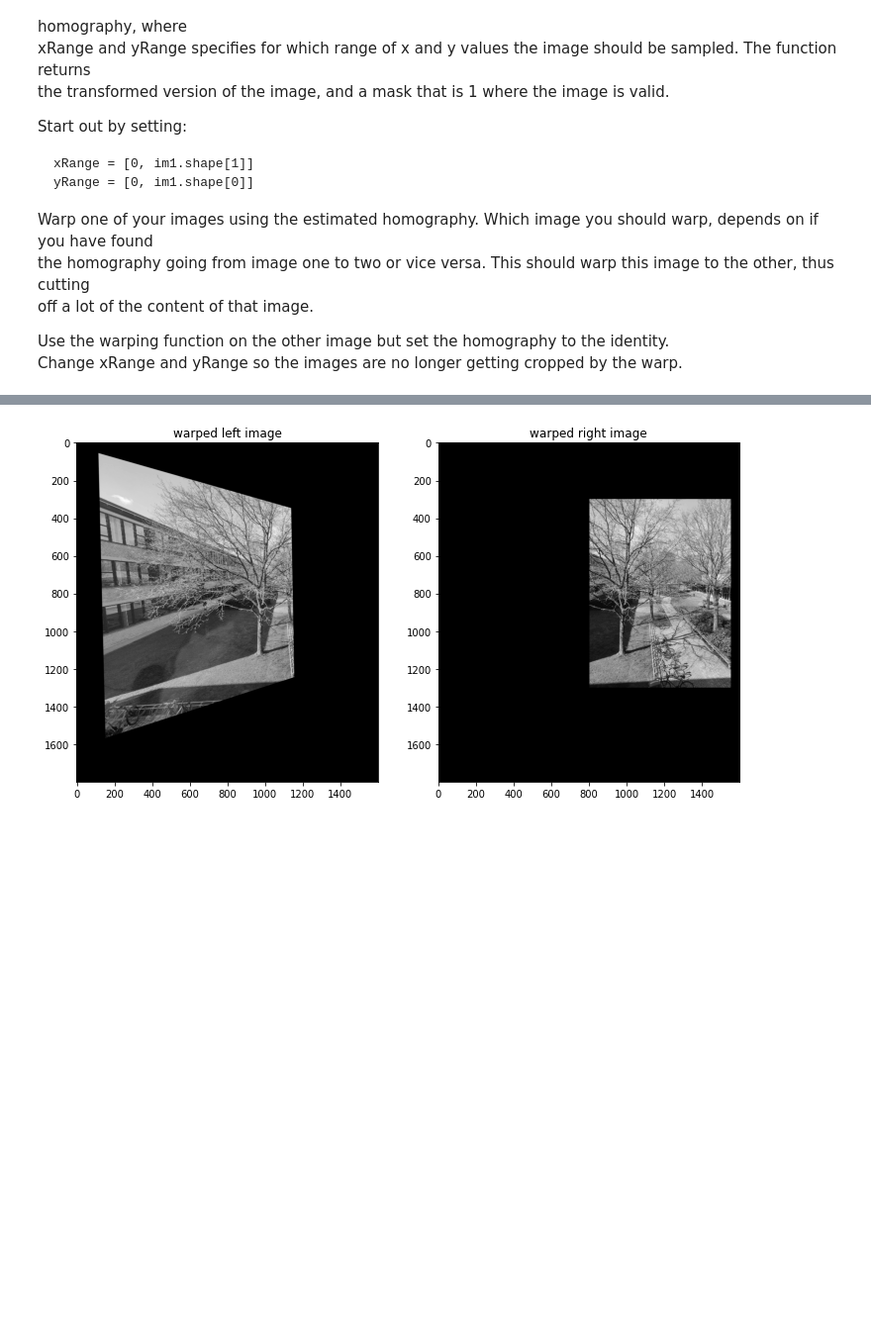
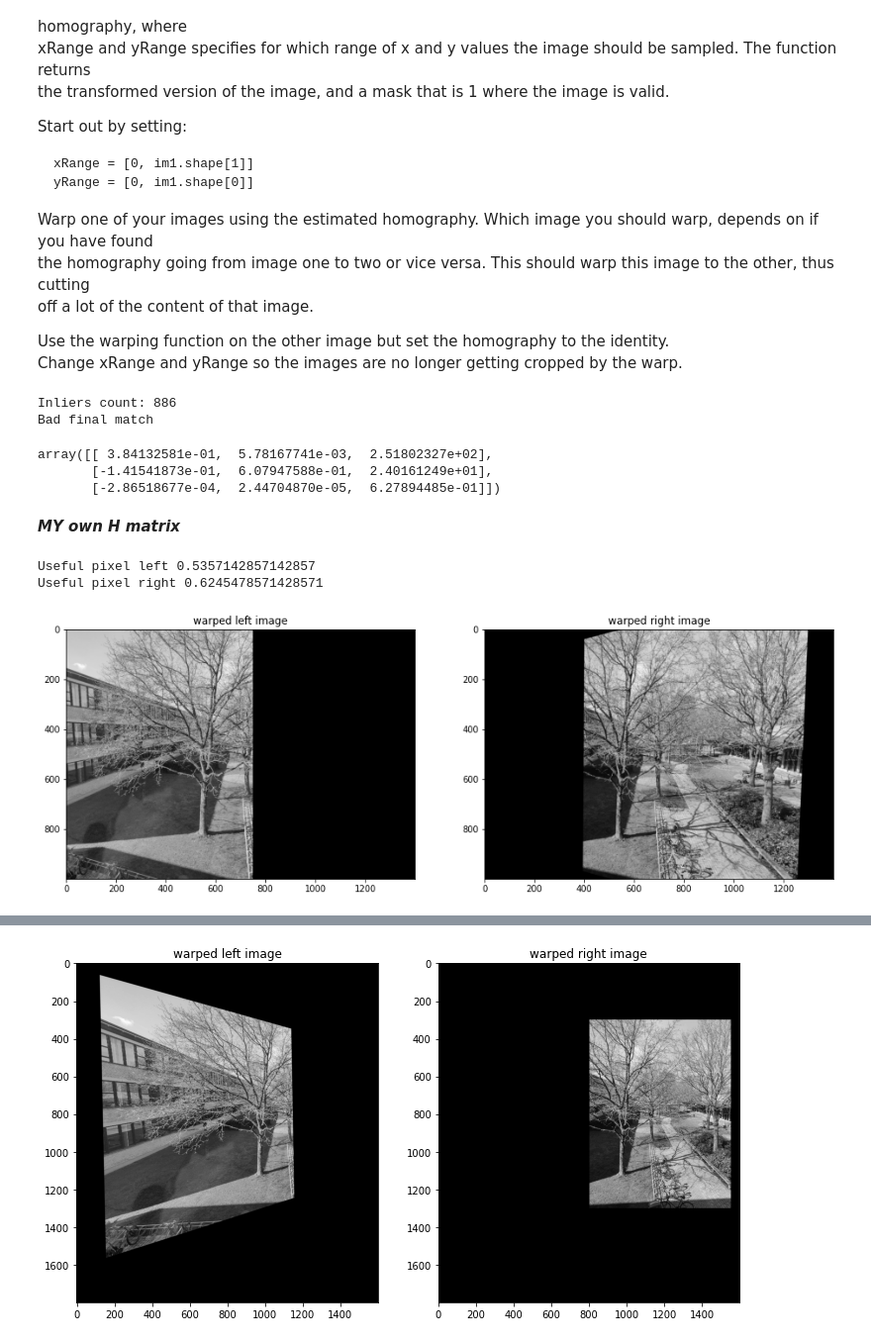
Before and after one commit to henrfj/02504-Computer-Vision, a Jupyter notebook: ex10 Stitchig.ipynb, the cells around one changed output, grey strips where cells are left out. Shown at 99% size. Saved outputs shown, nothing was run; the diff lists cells and outputs as text; code cells hidden in the pictures; blank space fills up the shorter version.

```diff
--- a/ex10 Stitchig.ipynb
+++ b/ex10 Stitchig.ipynb
@@ -290,0 +275,35 @@ Change xRange and yRange so the images are no longer getting cropped by the warp
+# %%
+# Home made
+H, inlier_index = RANSAC_hest(p1s_ratio, p2s_ratio, sigma=30, iterations=20000)
+overlap_points = p2[inlier_index]
+H
+# %% [output]
+Inliers count: 886
+Bad final match
+array([[ 3.84132581e-01,  5.78167741e-03,  2.51802327e+02],
+       [-1.41541873e-01,  6.07947588e-01,  2.40161249e+01],
+       [-2.86518677e-04,  2.44704870e-05,  6.27894485e-01]])
+# %% [markdown]
+***MY own H matrix***
+# %%
+#xRange = [0, left.shape[1]]
+#yRange = [0, left.shape[0]]
+
+xRange = [0, 1400]
+yRange = [0, left.shape[0]]
+
+left_warp, left_mask = warpImage(left, np.identity(3), xRange, yRange)
+print("Useful pixel left", np.mean(left_mask))
+
+right_warp, right_mask = warpImage(right, H, xRange, yRange)
+print("Useful pixel right", np.mean(right_mask))
+
+fig, axs = plt.subplots(nrows=1, ncols=2, figsize=(16,12))
+axs[0].imshow(left_warp, cmap="gray")
+axs[0].set_title("warped left image")
+axs[1].imshow(right_warp, cmap="gray")
+axs[1].set_title("warped right image");
+# %% [output]
+Useful pixel left 0.5357142857142857
+Useful pixel right 0.6245478571428571
+[figure, added]
```
Also changed, not shown: parts of 18 cells of this notebook.
